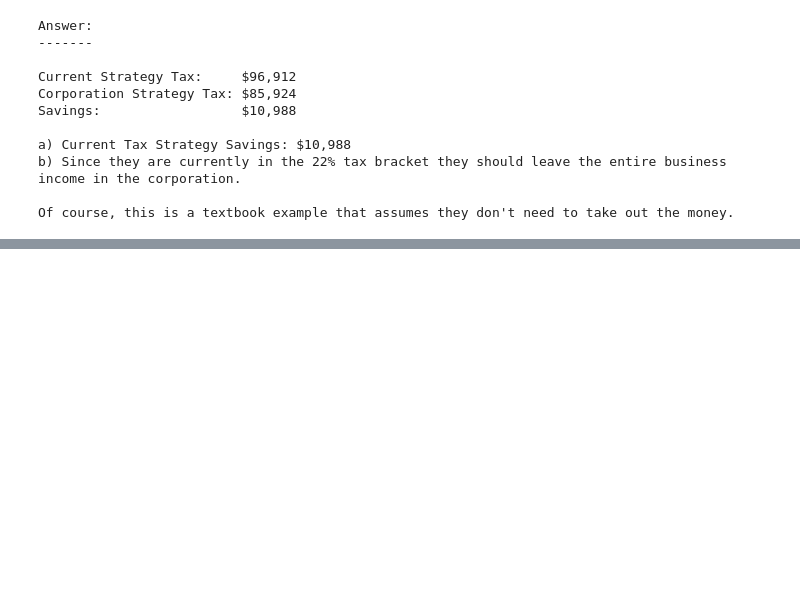
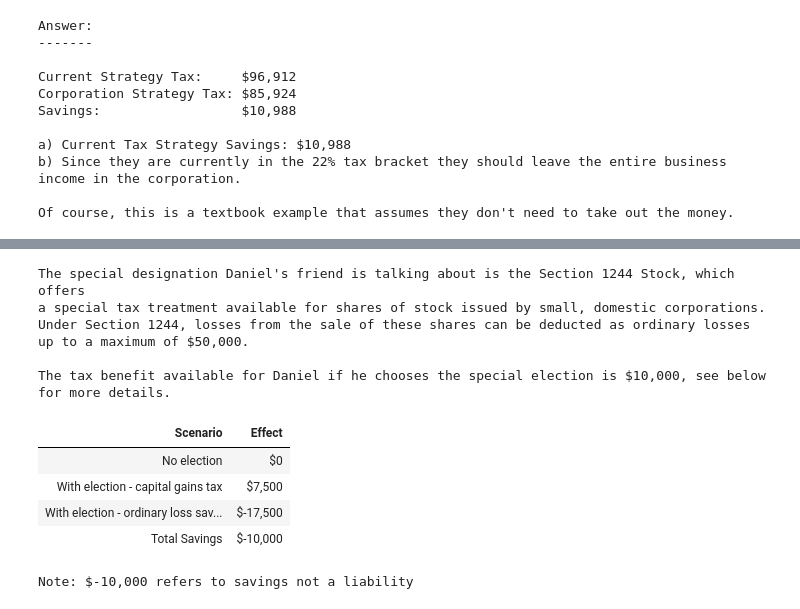
Before and after one commit to ekmartinez/Federal_Taxation, a Jupyter notebook: 02_Tax_Planning_Strategies/02_Tax_Planning_Strategies_Exercises.ipynb, the cells around one changed output, grey strips where cells are left out. Drawn from its saved outputs; the diff is of its cells as text; code cells hidden in the pictures; blank space fills up the shorter version.

```diff
--- a/02_Tax_Planning_Strategies/02_Tax_Planning_Strategies_Exercises.ipynb
+++ b/02_Tax_Planning_Strategies/02_Tax_Planning_Strategies_Exercises.ipynb
@@ -652,0 +710,52 @@ Of course, this is a textbook example that assumes they don't need to take out t
+# %%
+marginal_tax_rate = .35
+capital_tax_rate = .15
+
+capital_gains = 120000
+stock_a = 60000 # Section 1244 Stock
+stock_b = 60000
+section_1244_limit = 50000
+
+output = {
+    "Scenario": ["No election", "With election - capital gains tax", "With election - ordinary loss savings"],
+    "Effect": [],
+}
+
+# Sceneraio 1: No Section 1244 Loss Election
+effect = RPNEngine(f"{capital_gains} {stock_a} - {stock_b} - {capital_tax_rate} *").safe_evaluate().value
+output["Effect"].append(effect)
+
+# Scenario 2: With Section 1244 Loss Election
+effect = RPNEngine(f"{capital_gains} {stock_a} {section_1244_limit} - - {stock_b} - {capital_tax_rate} *").safe_evaluate().value
+output["Effect"].append(effect)
+
+effect = RPNEngine(f"{section_1244_limit} {marginal_tax_rate} *").safe_evaluate().value
+output["Effect"].append(-effect) # type: ignore
+
+df = pd.DataFrame(output)
+total_row = pd.DataFrame([{"Scenario": "Total Savings", "Effect": df["Effect"].sum()}])
+df = pd.concat([df, total_row], ignore_index=True)
+
+df["Effect"] = df["Effect"].map("${:,.0f}".format)
+
+print(f"""The special designation Daniel's friend is talking about is the Section 1244 Stock, which offers
+a special tax treatment available for shares of stock issued by small, domestic corporations.
+Under Section 1244, losses from the sale of these shares can be deducted as ordinary losses up to a maximum of $50,000.
+
+The tax benefit available for Daniel if he chooses the special election is $10,000, see below for more details.
+       """)
+display(HTML(df.to_html(index=False)))
+
+print("Note: $-10,000 refers to savings not a liability")
+# %% [output]
+The special designation Daniel's friend is talking about is the Section 1244 Stock, which offers
+a special tax treatment available for shares of stock issued by small, domestic corporations.
+Under Section 1244, losses from the sale of these shares can be deducted as ordinary losses up to a maximum of $50,000.
+
+The tax benefit available for Daniel if he chooses the special election is $10,000, see below for more details.
+| Scenario | Effect |
+| No election | $0 |
+| With election - capital gains tax | $7,500 |
+| With election - ordinary loss sav... | $-17,500 |
+| Total Savings | $-10,000 |
+Note: $-10,000 refers to savings not a liability
```
Also changed, not shown: parts of 8 cells of this notebook.
